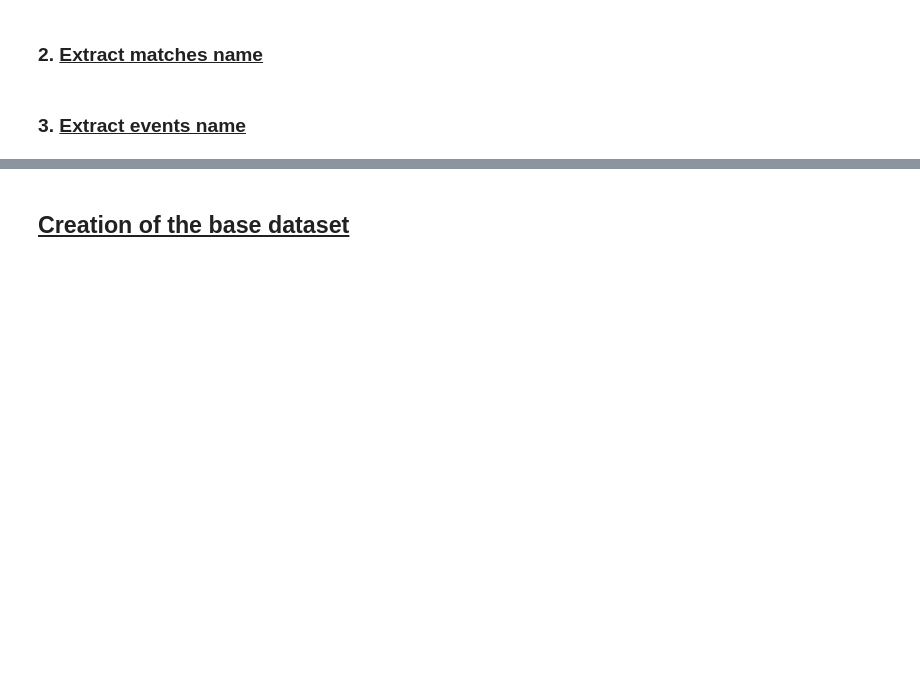
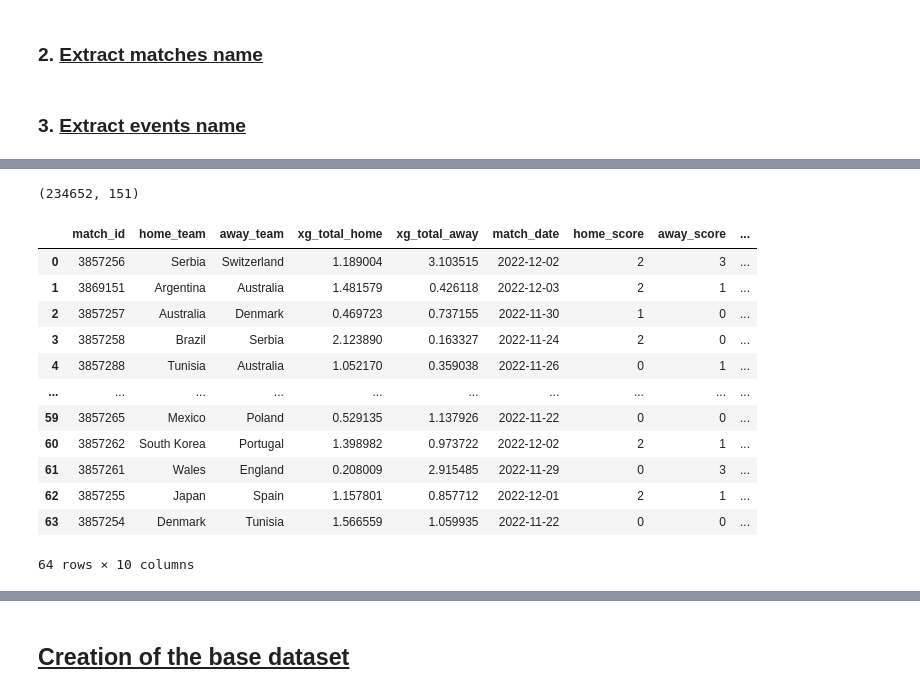
Before and after one commit to tomasnp/Datacamp, a Jupyter notebook: Final.ipynb, the cells around one changed output, grey strips where cells are left out. Drawn from its saved outputs; the diff is of its cells as text; code cells hidden in the pictures; blank space fills up the shorter version.

```diff
--- a/Final.ipynb
+++ b/Final.ipynb
@@ -79,0 +165,46 @@ events["player.name"].value_counts().to_csv('player_values_counts.csv', index=Tr
+# %%
+df.shape
+# %% [output]
+(234652, 151)
+# %%
+def calculate_total_form_xg(df, team_id_col):
+    df_sorted = df.sort_values(by=['match_date', team_id_col])
+
+    total_form_xg = []
+    for index, row in df.iterrows():
+        team_id = row[team_id_col]
+        match_date = row['match_date']
+        # Sélectionner les 3 derniers matchs de l'équipe, indépendamment du fait qu'elle joue à domicile ou à l'extérieur
+        past_matches = df_sorted[((df_sorted['home_team'] == team_id) | (df_sorted['away_team'] == team_id)) & (df_sorted['match_date'] < match_date)].tail(3)
+
+        team_xg_sum = 0
+        for _, match in past_matches.iterrows():
+            # Accumuler les xG indépendamment du statut domicile/extérieur
+            if match['home_team'] == team_id:
+                team_xg_sum += match['xg_total_home']
+            elif match['away_team'] == team_id:
+                team_xg_sum += match['xg_total_away']
+
+        total_form_xg.append(team_xg_sum)
+
+    return pd.Series(total_form_xg)
+
+# Appliquer la fonction pour calculer l'état de forme total en xG pour chaque équipe
+df_final_adjusted['home_form_xg'] = calculate_total_form_xg(df_final_adjusted, 'home_team')
+df_final_adjusted['away_form_xg'] = calculate_total_form_xg(df_final_adjusted, 'away_team')
+
+df_final_adjusted
+# %% [output]
+|  | match_id | home_team | away_team | xg_total_home | xg_total_away | match_date | home_score | away_score | ... |
+| 0 | 3857256 | Serbia | Switzerland | 1.189004 | 3.103515 | 2022-12-02 | 2 | 3 | ... |
+| 1 | 3869151 | Argentina | Australia | 1.481579 | 0.426118 | 2022-12-03 | 2 | 1 | ... |
+| 2 | 3857257 | Australia | Denmark | 0.469723 | 0.737155 | 2022-11-30 | 1 | 0 | ... |
+| 3 | 3857258 | Brazil | Serbia | 2.123890 | 0.163327 | 2022-11-24 | 2 | 0 | ... |
+| 4 | 3857288 | Tunisia | Australia | 1.052170 | 0.359038 | 2022-11-26 | 0 | 1 | ... |
+| ... | ... | ... | ... | ... | ... | ... | ... | ... | ... |
+| 59 | 3857265 | Mexico | Poland | 0.529135 | 1.137926 | 2022-11-22 | 0 | 0 | ... |
+| 60 | 3857262 | South Korea | Portugal | 1.398982 | 0.973722 | 2022-12-02 | 2 | 1 | ... |
+| 61 | 3857261 | Wales | England | 0.208009 | 2.915485 | 2022-11-29 | 0 | 3 | ... |
+| 62 | 3857255 | Japan | Spain | 1.157801 | 0.857712 | 2022-12-01 | 2 | 1 | ... |
+| 63 | 3857254 | Denmark | Tunisia | 1.566559 | 1.059935 | 2022-11-22 | 0 | 0 | ... |
+64 rows × 10 columns
```
Also changed, not shown: parts of 30 cells of this notebook, 1 other file.
